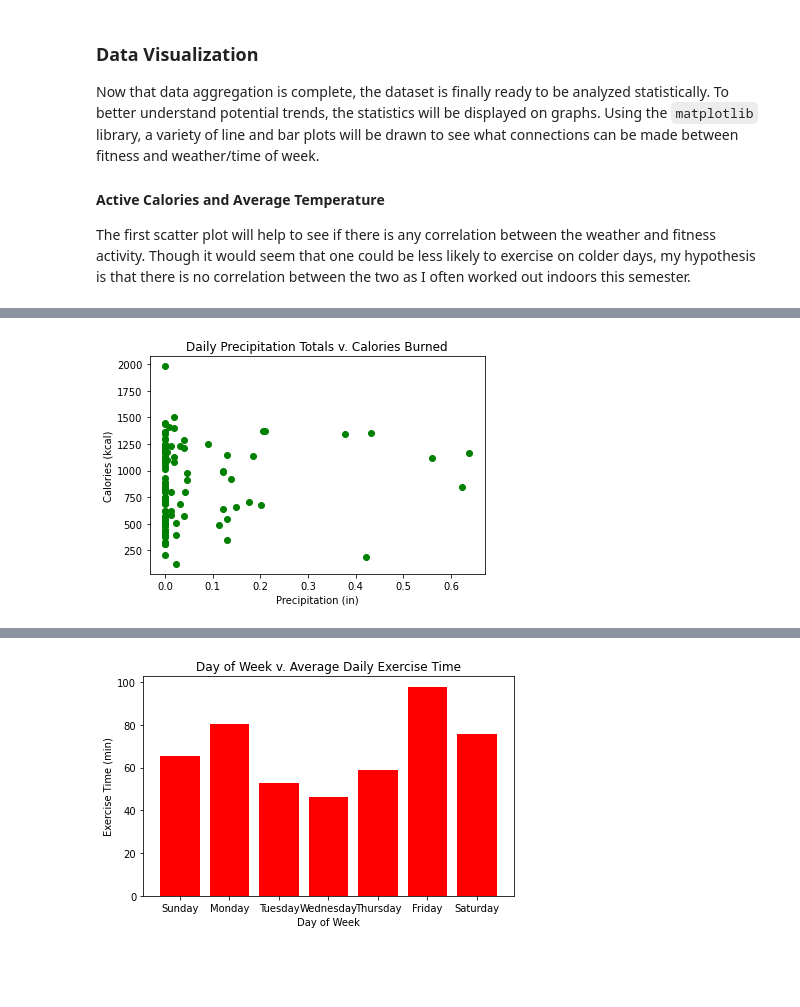
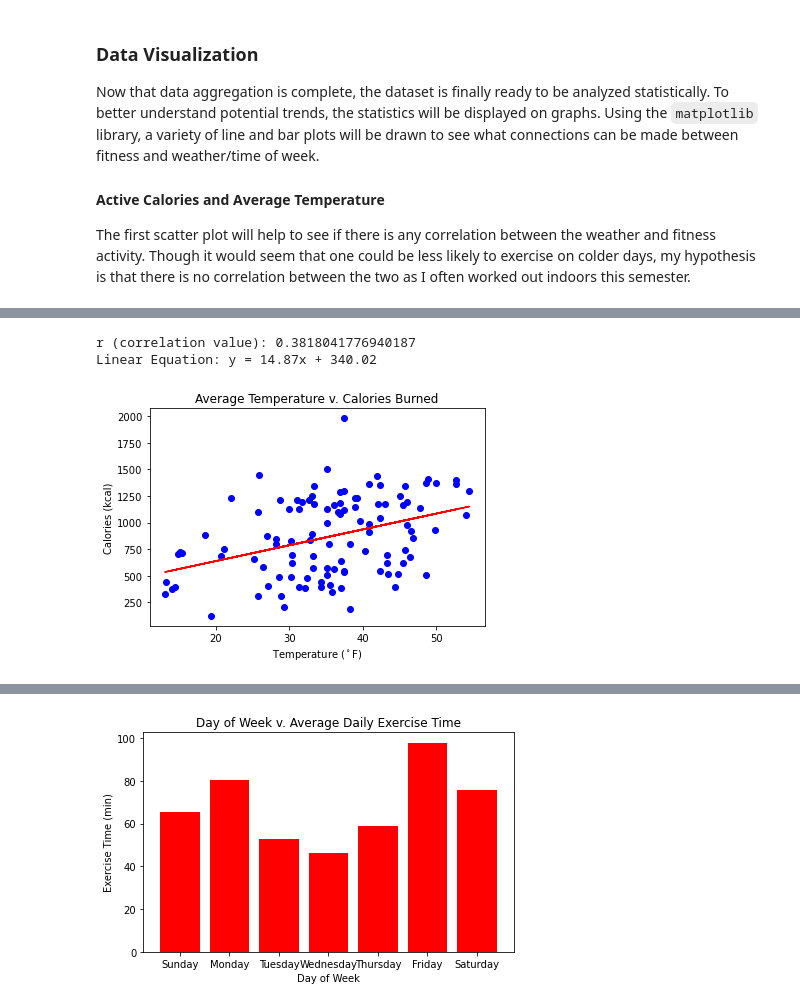
Before and after one commit to dgiacobbi/AppleFitnessEDA, a Jupyter notebook: AppleFitEDA.ipynb, the cells around one changed output, grey strips where cells are left out. Saved outputs shown, nothing was run; the diff lists cells and outputs as text; code cells hidden in the pictures; blank space fills up the shorter version.

```diff
--- a/AppleFitEDA.ipynb
+++ b/AppleFitEDA.ipynb
@@ -373,9 +362,22 @@ In order to get a better understanding of how weather could potentially affect f
-# %%
-plt.figure()
-plt.scatter(daily_merged_df["prcp"], daily_merged_df["Calories"], color="green")
-plt.title("Daily Precipitation Totals v. Calories Burned")
-plt.xlabel("Precipitation (in)")
-plt.ylabel("Calories (kcal)")
-plt.show()
-# %% [output]
-[figure, removed]
+# %%
+from scipy import stats
+
+x_ser = pd.Series(daily_merged_df["tavg"])
+y_ser = pd.Series(daily_merged_df["Calories"])
+
+m, b, r, r_pval, std_err = stats.linregress(x_ser, y_ser)
+
+print("r (correlation value):", r)
+print("Linear Equation: y = ", round(m, 2), "x + ", round(b, 2), sep="")
+
+plt.figure()
+plt.plot(x_ser, m*x_ser + b, color="red")
+plt.scatter(daily_merged_df["tavg"], daily_merged_df["Calories"], color="blue")
+plt.title("Average Temperature v. Calories Burned")
+plt.xlabel("Temperature ($^\circ$F)")
+plt.ylabel("Calories (kcal)")
+plt.show()
+# %% [output]
+r (correlation value): 0.3818041776940187
+Linear Equation: y = 14.87x + 340.02
+[figure, added]
```
Also changed, not shown: parts of 12 cells of this notebook.
